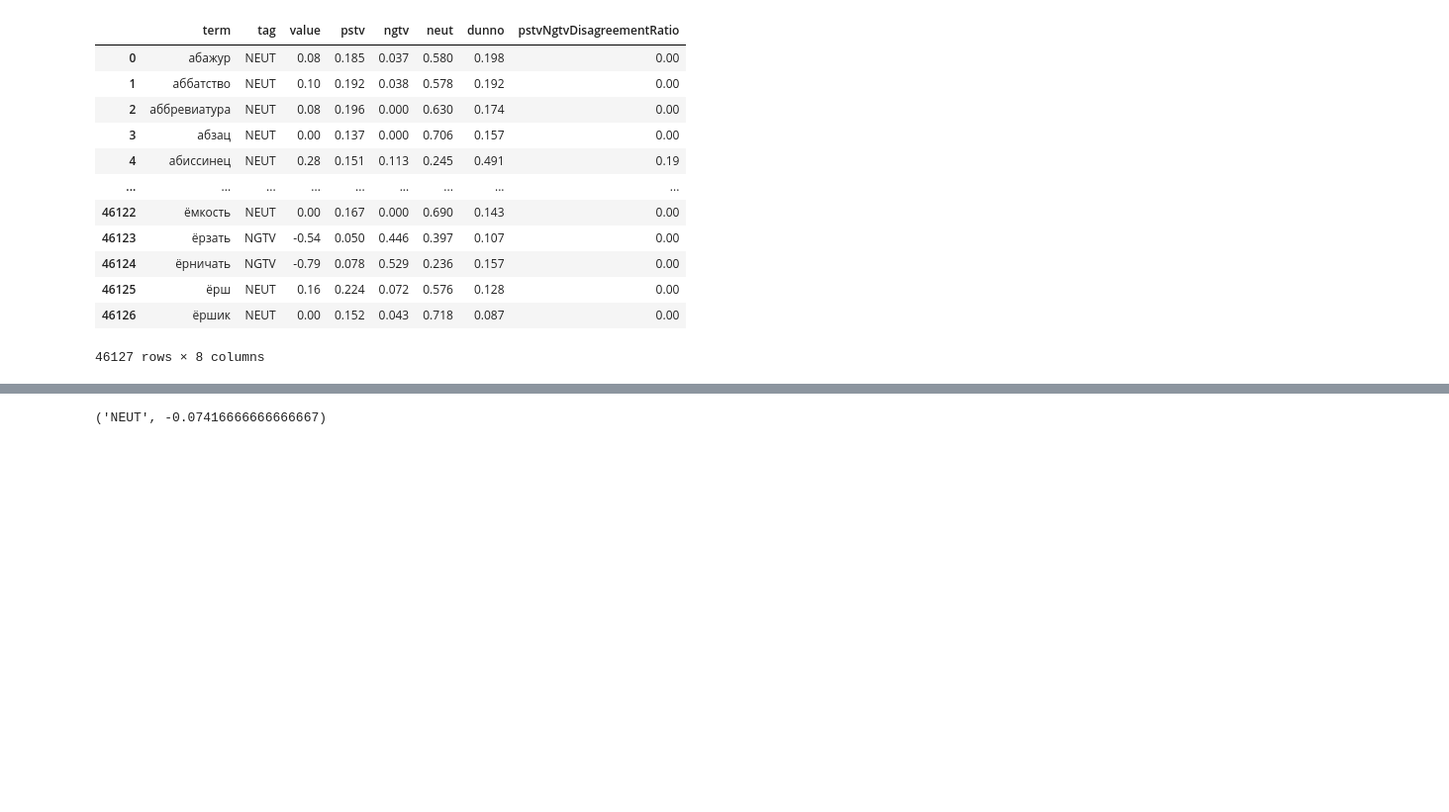
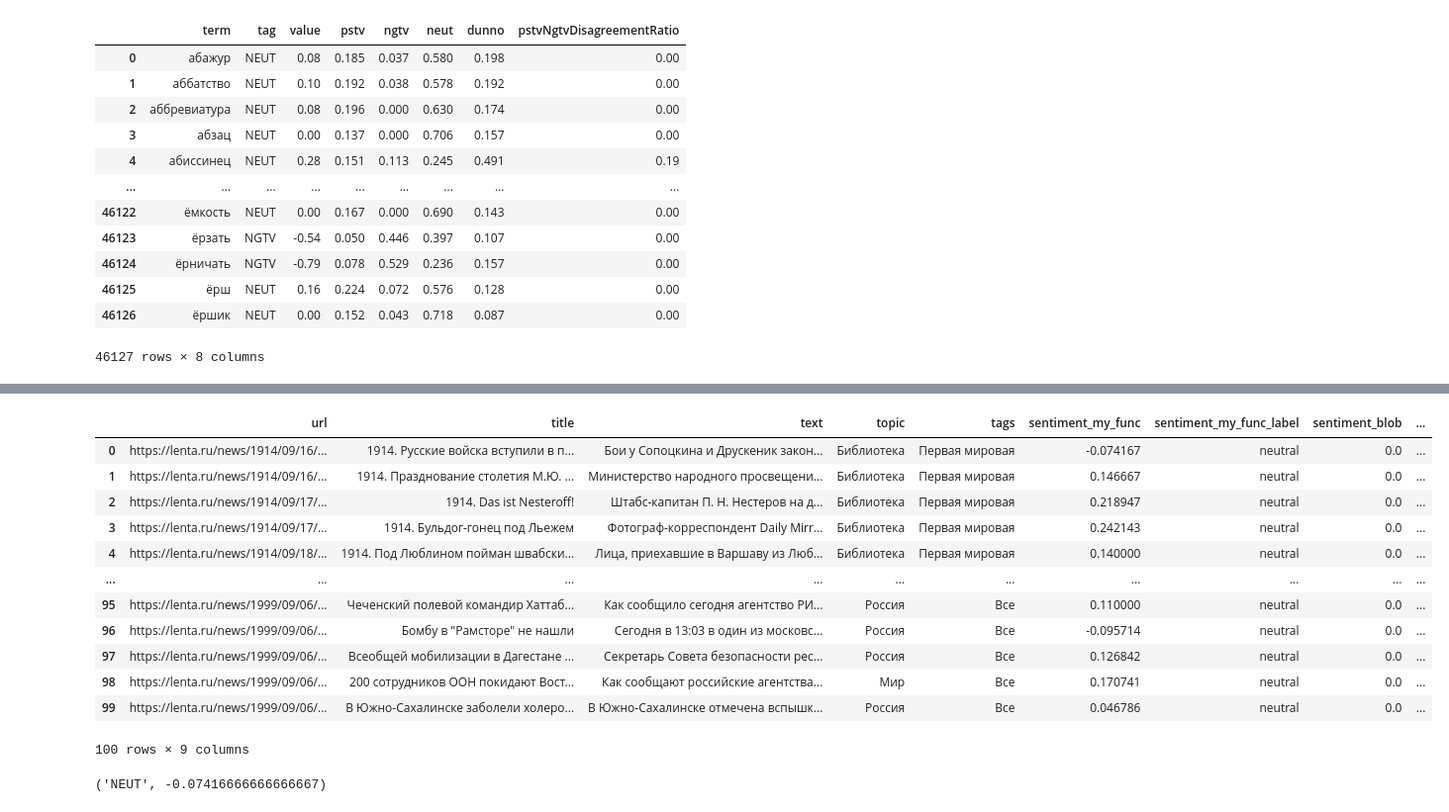
Before and after one commit to uc20100/Data-Collection-and-Markup, a Jupyter notebook: seminar_9/seminar_9.ipynb, the cells around one changed output, grey strips where cells are left out. Shown at 99% size. Drawn from its saved outputs; the diff is of its cells as text; code cells hidden in the pictures; blank space fills up the shorter version.

```diff
--- a/seminar_9/seminar_9.ipynb
+++ b/seminar_9/seminar_9.ipynb
@@ -104,0 +120,26 @@ def get_sentiment(text, df_td):
+# %%
+# Функция присвоения метки настроения библиотеки TextBlob
+def get_sentiment_blob(text):
+    '''
+    Функция вычисляет метрику настроения.
+
+    :param text: текст который будем анализировать,
+    :return: возвращает оценку тональности.
+    '''
+    blob = TextBlob(text)
+    return blob.sentiment.polarity
+# %%
+# Определение функции для присвоения метки настроения на основе оценки полярности настроения
+def get_sentiment_label(score):
+    '''
+    Функция выводит метку настроения (негативный, позитивный или нейтральный).
+
+    :param score: уровень метки настроения от -1 до 1,
+    :return: возвращает оценку тональности.
+    '''
+    if score < -0.35:
+        return 'negative'
+    elif score > 0.55:
+        return 'positive'
+    else:
+        return 'neutral'
@@ -105 +196,27 @@ def get_sentiment(text, df_td):
+# %%
+# Применение функции к столбцу 'text' датасета для получения полярности настроения каждой новости
+news['sentiment_my_func'] = news['text'].apply(get_sentiment_my_func)
+# Применение функции к столбцу 'sentiment_my_func' датасета для присвоения меток настроения
+news['sentiment_my_func_label'] = news['sentiment_my_func'].apply(get_sentiment_label)
+# %%
+# Применение функции к столбцу 'text' датасета для получения полярности настроения каждой новости
+news['sentiment_blob'] = news['text'].apply(get_sentiment_blob)
+# Применение функции к столбцу 'sentiment_blob' датасета для присвоения меток настроения
+news['sentiment_blob_label'] = news['sentiment_blob'].apply(get_sentiment_label)
+# %%
+news
+# %% [output]
+|  | url | title | text | topic | tags | sentiment_my_func | sentiment_my_func_label | sentiment_blob | ... |
+| 0 | https://lenta.ru/news/1914/09/16/... | 1914. Русские войска вступили в п... | Бои у Сопоцкина и Друскеник закон... | Библиотека | Первая мировая | -0.074167 | neutral | 0.0 | ... |
+| 1 | https://lenta.ru/news/1914/09/16/... | 1914. Празднование столетия М.Ю. ... | Министерство народного просвещени... | Библиотека | Первая мировая | 0.146667 | neutral | 0.0 | ... |
+| 2 | https://lenta.ru/news/1914/09/17/... | 1914. Das ist Nesteroff! | Штабс-капитан П. Н. Нестеров на д... | Библиотека | Первая мировая | 0.218947 | neutral | 0.0 | ... |
+| 3 | https://lenta.ru/news/1914/09/17/... | 1914. Бульдог-гонец под Льежем | Фотограф-корреспондент Daily Mirr... | Библиотека | Первая мировая | 0.242143 | neutral | 0.0 | ... |
+| 4 | https://lenta.ru/news/1914/09/18/... | 1914. Под Люблином пойман швабски... | Лица, приехавшие в Варшаву из Люб... | Библиотека | Первая мировая | 0.140000 | neutral | 0.0 | ... |
+| ... | ... | ... | ... | ... | ... | ... | ... | ... | ... |
+| 95 | https://lenta.ru/news/1999/09/06/... | Чеченский полевой командир Хаттаб... | Как сообщило сегодня агентство РИ... | Россия | Все | 0.110000 | neutral | 0.0 | ... |
+| 96 | https://lenta.ru/news/1999/09/06/... | Бомбу в "Рамсторе" не нашли | Сегодня в 13:03 в один из московс... | Россия | Все | -0.095714 | neutral | 0.0 | ... |
+| 97 | https://lenta.ru/news/1999/09/06/... | Всеобщей мобилизации в Дагестане ... | Секретарь Совета безопасности рес... | Россия | Все | 0.126842 | neutral | 0.0 | ... |
+| 98 | https://lenta.ru/news/1999/09/06/... | 200 сотрудников ООН покидают Вост... | Как сообщают российские агентства... | Мир | Все | 0.170741 | neutral | 0.0 | ... |
+| 99 | https://lenta.ru/news/1999/09/06/... | В Южно-Сахалинске заболели холеро... | В Южно-Сахалинске отмечена вспышк... | Россия | Все | 0.046786 | neutral | 0.0 | ... |
+100 rows × 9 columns
 # %%
```
Also changed, not shown: parts of 25 cells of this notebook.
